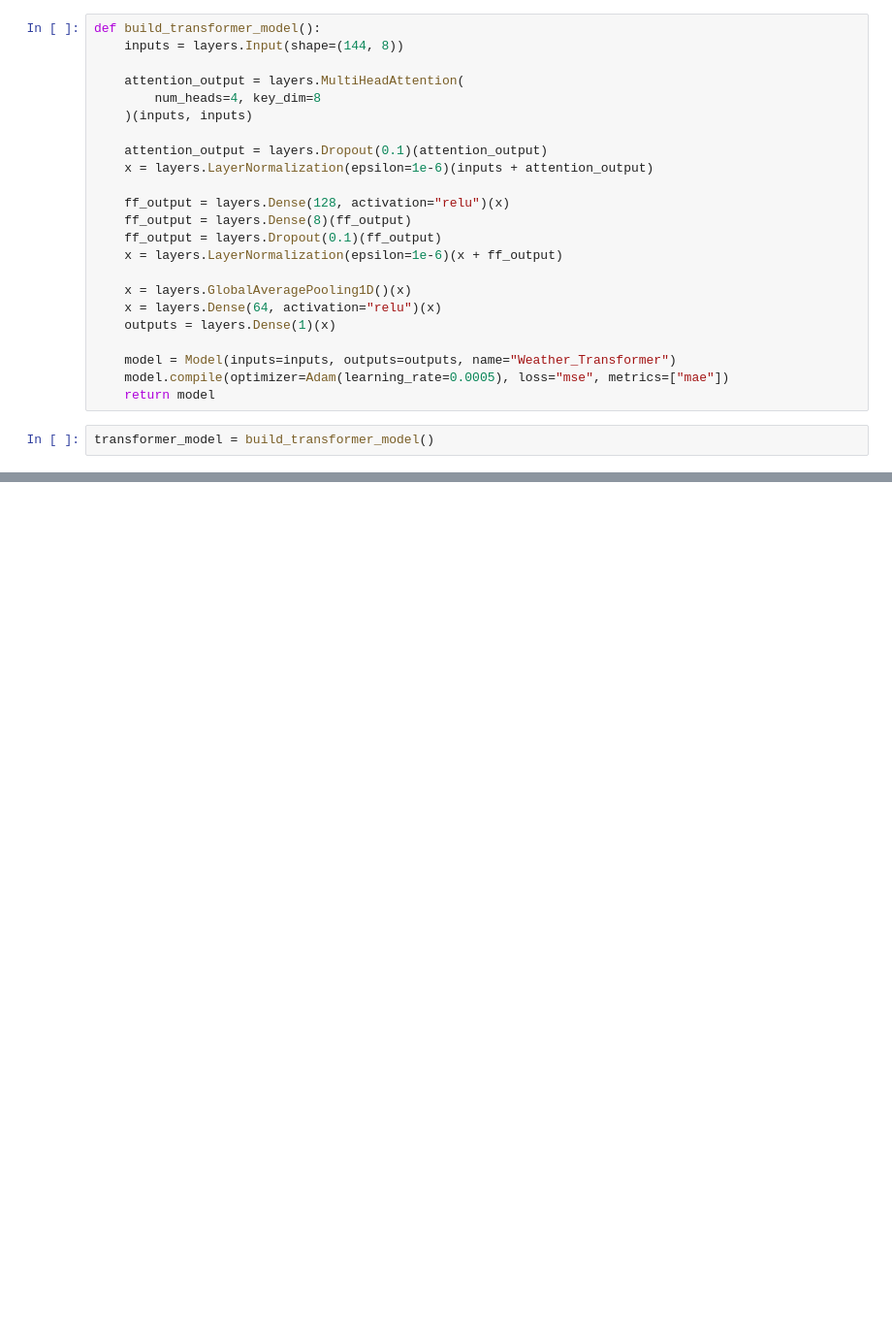
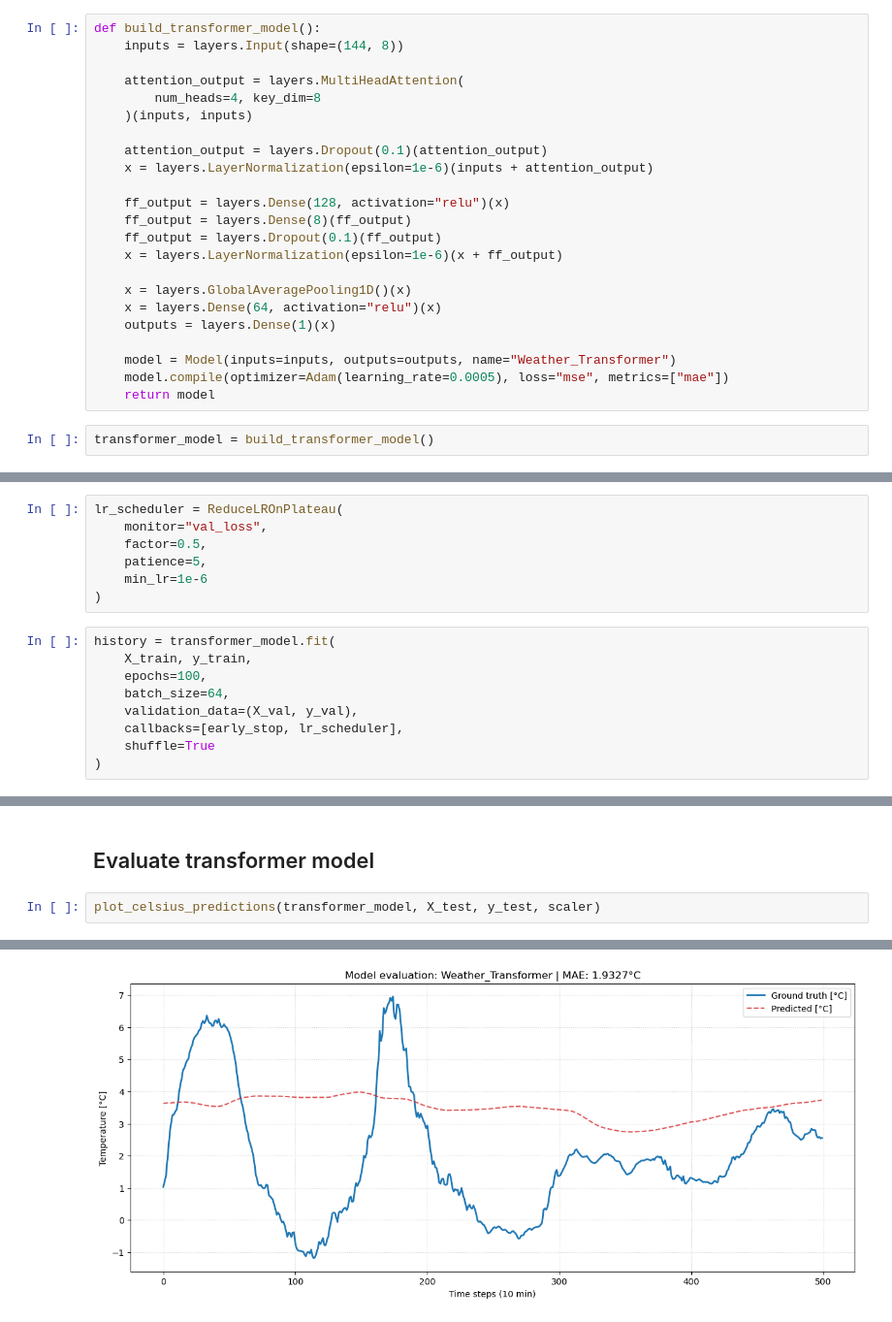
Before and after one commit to MrWlobo/Weather-Forecasting, a Jupyter notebook: main.ipynb, the cells around one changed output, grey strips where cells are left out. Shown at 97% size. Saved outputs shown, nothing was run; the diff lists cells and outputs as text; blank space fills up the shorter version.

Commit message:
Trained and evaluated transformer model

```diff
--- a/main.ipynb
+++ b/main.ipynb
@@ -607,0 +610,16 @@ transformer_model = build_transformer_model()
+# %%
+lr_scheduler = ReduceLROnPlateau(
+    monitor="val_loss",
+    factor=0.5,
+    patience=5,
+    min_lr=1e-6
+)
+# %%
+history = transformer_model.fit(
+    X_train, y_train,
+    epochs=100,
+    batch_size=64,
+    validation_data=(X_val, y_val),
+    callbacks=[early_stop, lr_scheduler],
+    shuffle=True
+)
@@ -607,0 +637,5 @@ transformer_model = build_transformer_model()
+# %% [markdown]
+## Evaluate transformer model
+# %%
+plot_celsius_predictions(transformer_model, X_test, y_test, scaler)
+# %% [output]
@@ -607,0 +643 @@ transformer_model = build_transformer_model()
+[figure, added]
```
Also changed, not shown: parts of 5 cells of this notebook.
